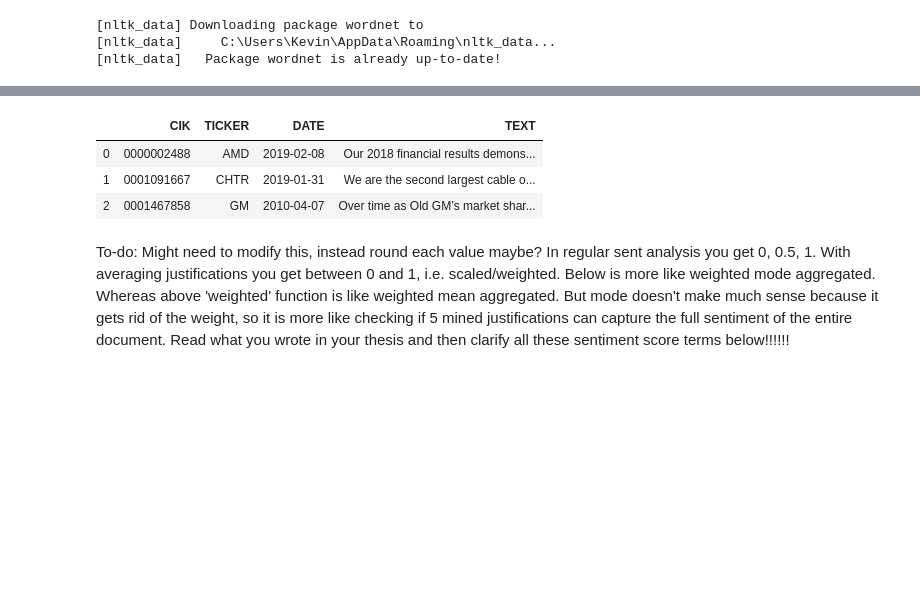
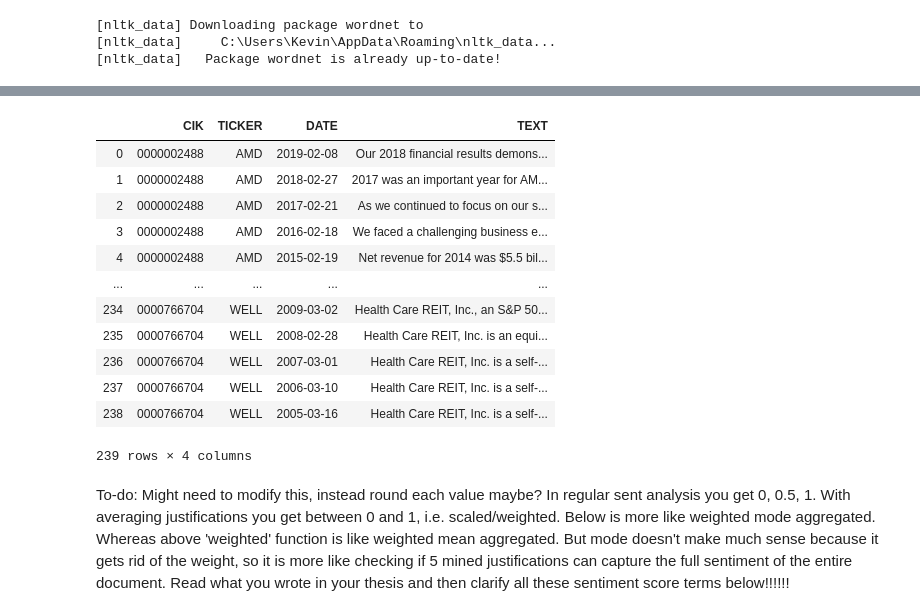
Before and after one commit to ThesisNegatif/Thesis, a Jupyter notebook: Final_Correlation_Calculations.ipynb, the cells around one changed output, grey strips where cells are left out. Saved outputs shown, nothing was run; the diff lists cells and outputs as text; code cells hidden in the pictures; blank space fills up the shorter version.

```diff
--- a/Final_Correlation_Calculations.ipynb
+++ b/Final_Correlation_Calculations.ipynb
@@ -11,6 +14,6 @@ from datetime import datetime
 # %%
-all_data = pd.read_csv('sample_data_modified.csv', sep='.@', header=None, names=['DELETE', 'CIK', 'TICKER', 'DATE', 'TEXT'], dtype={'CIK': object}, engine='python', parse_dates=[3], infer_datetime_format=True, encoding='utf-8')
-all_data.head()
+all_data = pd.read_csv('final_all_mdna_data.csv', sep='.@', header=None, names=['DELETE', 'CIK', 'TICKER', 'DATE', 'TEXT'], dtype={'CIK': object}, engine='python', parse_dates=[3], infer_datetime_format=True, encoding='utf-8')
+all_data
 # %% [output]
 |  | DELETE | CIK | TICKER | DATE | TEXT |
 | 0 | NaN | 0000002488 | AMD | 2019-02-08 | Our 2018 financial results demons... |
@@ -19,8 +31,17 @@ all_data.head()
 # %%
 new_all_data = all_data.drop(['DELETE'], axis=1)
-new_all_data.head()
+new_all_data
 # %% [output]
 |  | CIK | TICKER | DATE | TEXT |
 | 0 | 0000002488 | AMD | 2019-02-08 | Our 2018 financial results demons... |
-| 1 | 0001091667 | CHTR | 2019-01-31 | We are the second largest cable o... |
-| 2 | 0001467858 | GM | 2010-04-07 | Over time as Old GM’s market shar... |
+| 1 | 0000002488 | AMD | 2018-02-27 | 2017 was an important year for AM... |
+| 2 | 0000002488 | AMD | 2017-02-21 | As we continued to focus on our s... |
+| 3 | 0000002488 | AMD | 2016-02-18 | We faced a challenging business e... |
+| 4 | 0000002488 | AMD | 2015-02-19 | Net revenue for 2014 was $5.5 bil... |
+| ... | ... | ... | ... | ... |
+| 234 | 0000766704 | WELL | 2009-03-02 | Health Care REIT, Inc., an S&P 50... |
+| 235 | 0000766704 | WELL | 2008-02-28 | Health Care REIT, Inc. is an equi... |
+| 236 | 0000766704 | WELL | 2007-03-01 | Health Care REIT, Inc. is a self-... |
+| 237 | 0000766704 | WELL | 2006-03-10 | Health Care REIT, Inc. is a self-... |
+| 238 | 0000766704 | WELL | 2005-03-16 | Health Care REIT, Inc. is a self-... |
+239 rows × 4 columns
```
Also changed, not shown: parts of 16 cells of this notebook, 1 other file.
